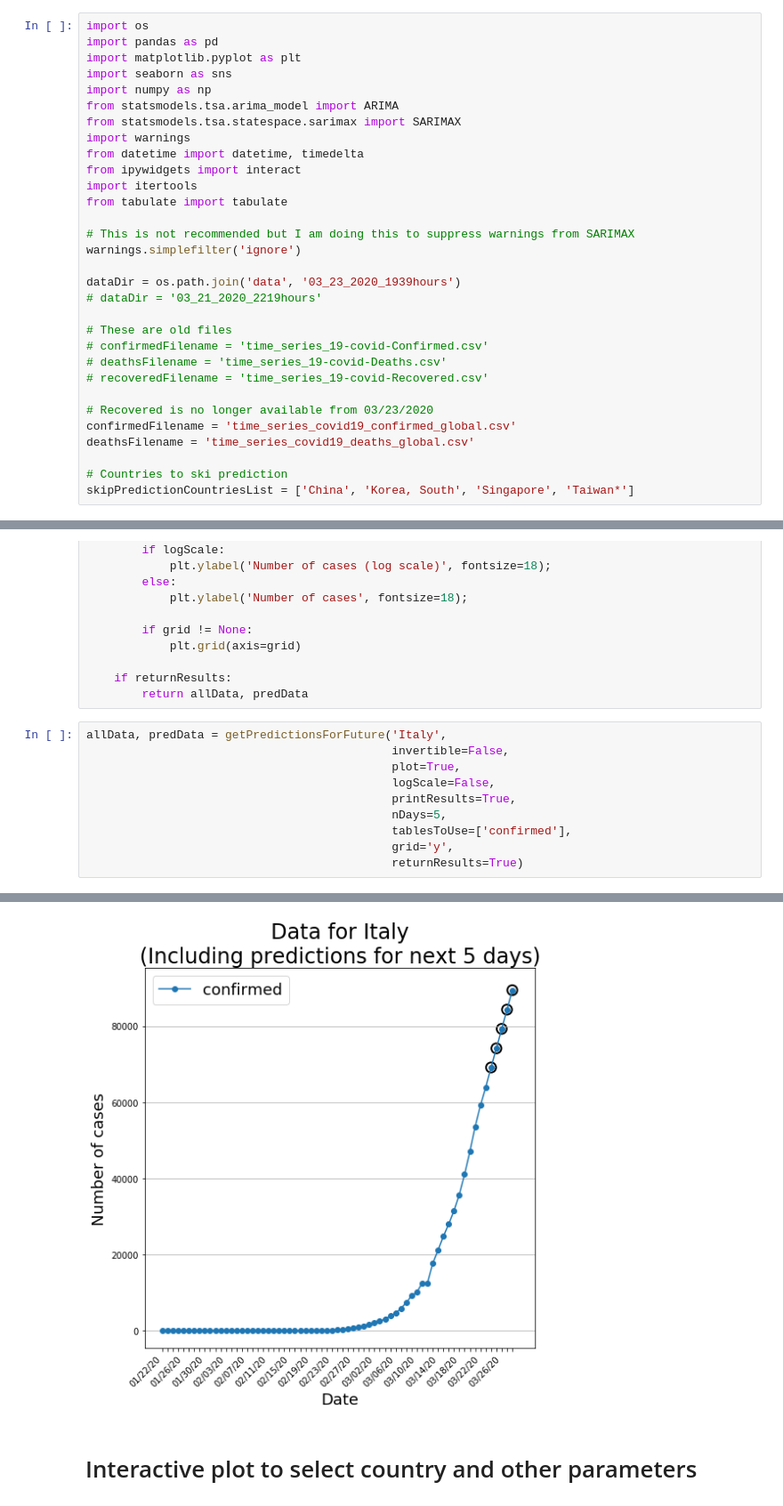
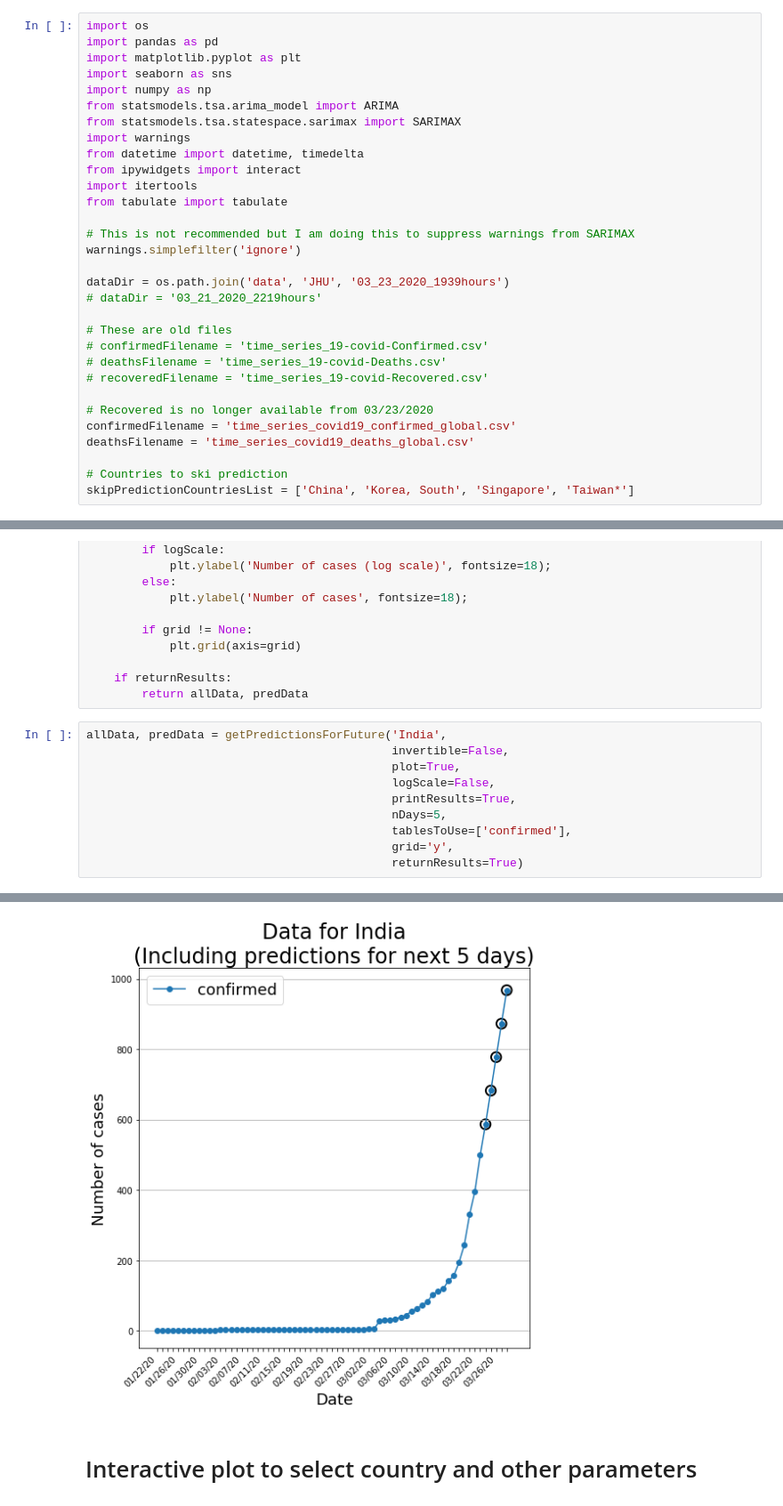
Before and after one commit to arkobarman/covid-19_timeSeriesAnalysis, a Jupyter notebook: time-series-predictions.ipynb, the cells around one changed output, grey strips where cells are left out. Shown: that part at 89% size. Cells and saved outputs as stored; diff of their text form.

```diff
--- a/time-series-predictions.ipynb
+++ b/time-series-predictions.ipynb
@@ -17,7 +17,7 @@ from tabulate import tabulate
 # This is not recommended but I am doing this to suppress warnings from SARIMAX
 warnings.simplefilter('ignore')
 
-dataDir = os.path.join('data', '03_23_2020_1939hours')
+dataDir = os.path.join('data', 'JHU', '03_23_2020_1939hours')
 # dataDir = '03_21_2020_2219hours'
 
 # These are old files
@@ -218,7 +218,7 @@ def getPredictionsForFuture(countryName,
     if returnResults:
         return allData, predData
 # %%
-allData, predData = getPredictionsForFuture('Italy',
+allData, predData = getPredictionsForFuture('India',
                                             invertible=False,
                                             plot=True,
                                             logScale=False,
@@ -240,4 +240,4 @@ Predictions for next 5 days:
-[figure, old version]
+[figure, new version]
 # %% [markdown]
 # Interactive plot to select country and other parameters
 # %%
```
Also changed, not shown: parts of 27 cells of this notebook, 15 other files.
